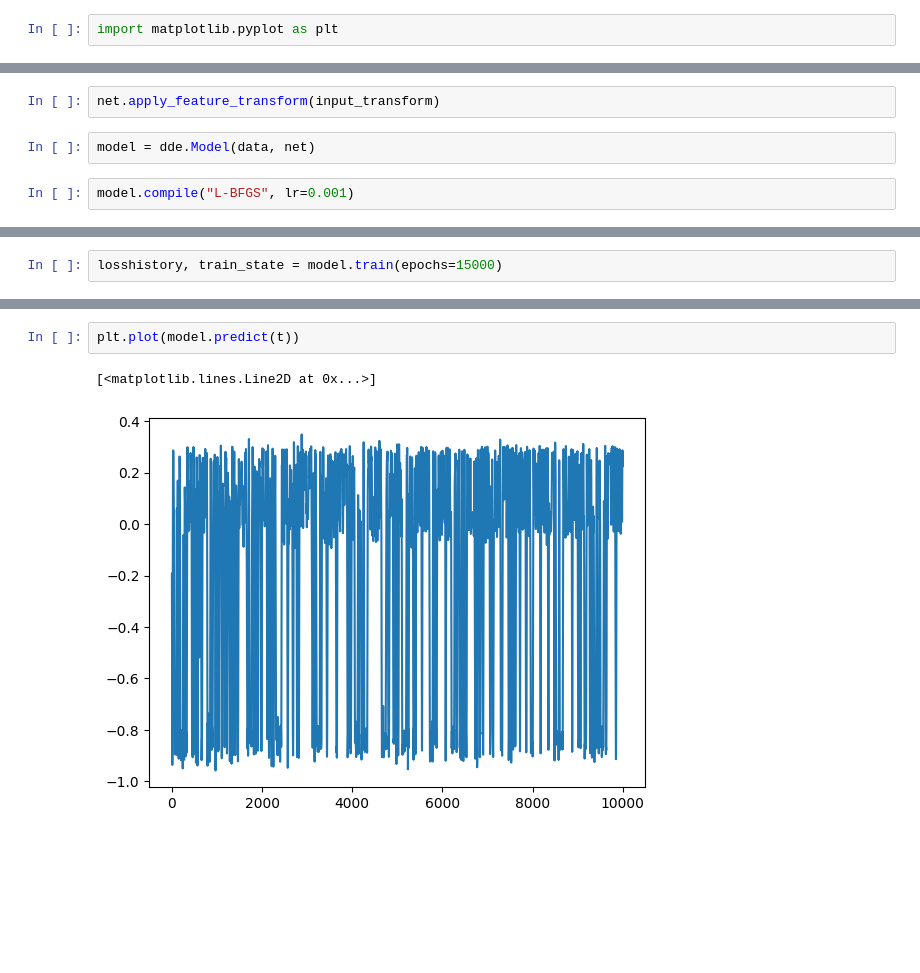
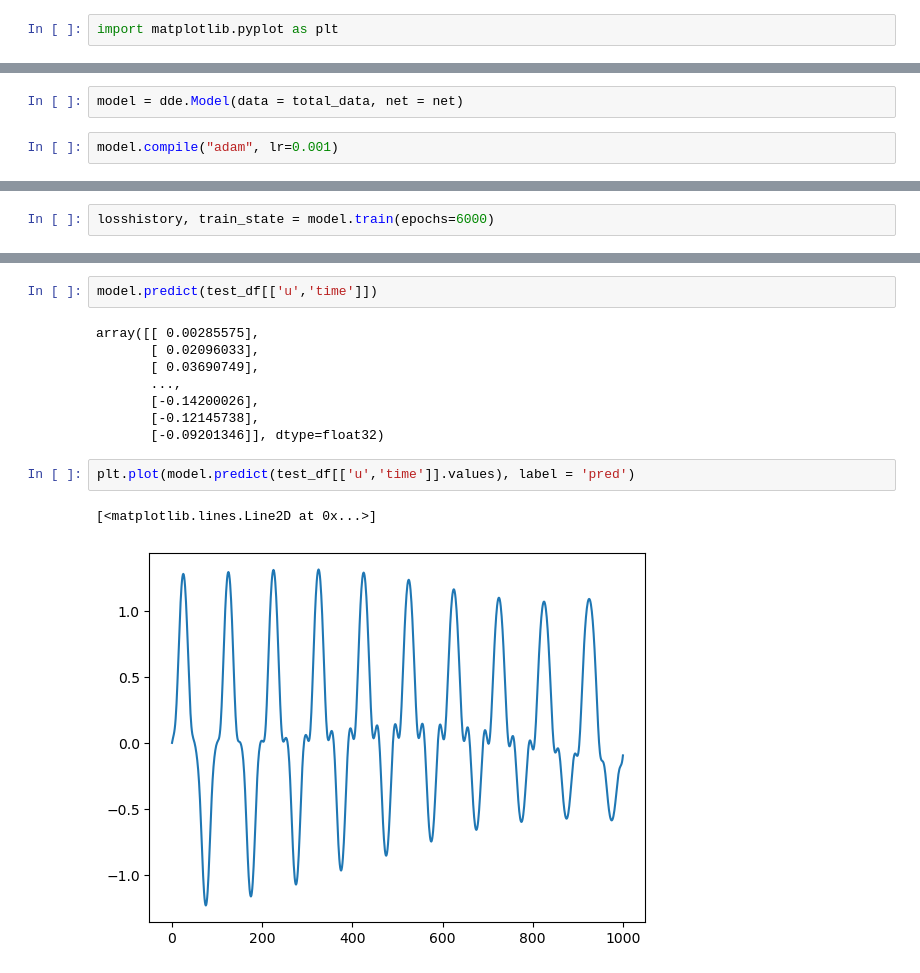
Before and after one commit to Jjineeq/hysteresis_curve, a Jupyter notebook: operator/hysteresis_deepxde.ipynb, the cells around one changed output, grey strips where cells are left out. Drawn from its saved outputs; the diff is of its cells as text; blank space fills up the shorter version.

```diff
--- a/operator/hysteresis_deepxde.ipynb
+++ b/operator/hysteresis_deepxde.ipynb
@@ -56,8 +66,6 @@ net = dde.maps.FNN([1] + [200] * 2 + [1], "sin", "Glorot normal")
-# %%
-net.apply_feature_transform(input_transform)
 # %%
-model = dde.Model(data, net)
+model = dde.Model(data = total_data, net = net)
 # %%
-model.compile("L-BFGS", lr=0.001)
+model.compile("adam", lr=0.001)
 # %% [output]
 Compiling model...
@@ -69,5 +73,5 @@ Warning: learning rate is ignored for L-BFGS
 # %%
-losshistory, train_state = model.train(epochs=15000)
+losshistory, train_state = model.train(epochs=6000)
 # %% [output]
 Warning: epochs is deprecated and will be removed in a future version. Use iterations instead.
 Training model...
@@ -84,5 +119,15 @@ import matplotlib.pyplot as plt
+# %%
+model.predict(test_df[['u','time']])
+# %% [output]
+array([[ 0.00285575],
+       [ 0.02096033],
+       [ 0.03690749],
+       ...,
+       [-0.14200026],
+       [-0.12145738],
+       [-0.09201346]], dtype=float32)
 # %%
-plt.plot(model.predict(t))
+plt.plot(model.predict(test_df[['u','time']].values), label = 'pred')
 # %% [output]
 [<matplotlib.lines.Line2D at 0x...>]
-[figure, old version]
+[figure, new version]
```
Also changed, not shown: parts of 23 cells of this notebook, 1 other file.
